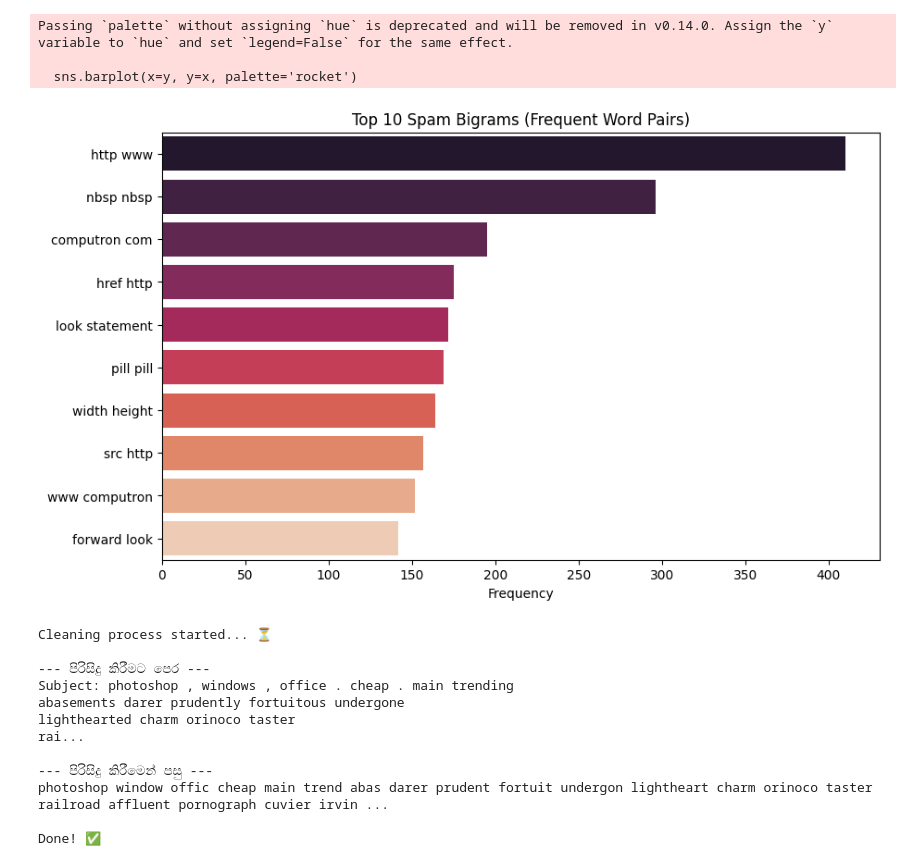
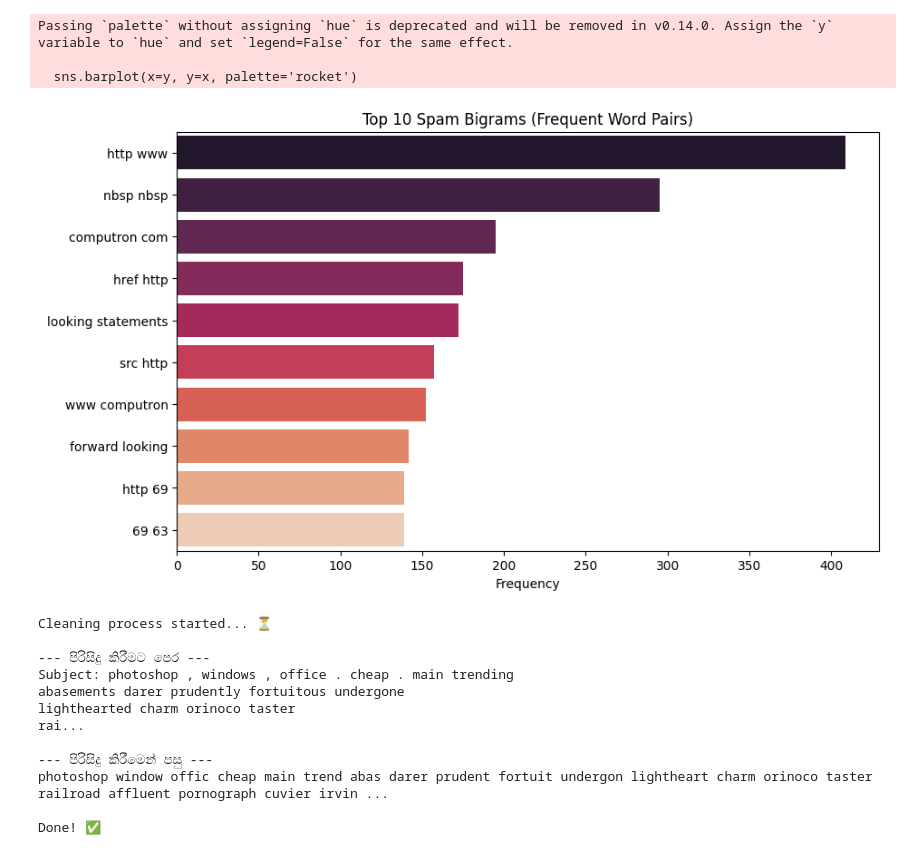
Before and after one commit to Dev-Kavindu/Syntecxhub_Spam_Detection, a Jupyter notebook: Spam_Mails_Project.ipynb, the cells around one changed output. Drawn from its saved outputs; the diff is of its cells as text; code cells hidden in the pictures.

```diff
--- a/Spam_Mails_Project.ipynb
+++ b/Spam_Mails_Project.ipynb
@@ -74,11 +93,23 @@ memory usage: 121.3+ KB
 None
 # %%
 from wordcloud import WordCloud
+import pandas as pd
+import seaborn as sns
 
 # 1. Spam මැසේජ් වල වැඩිපුරම තියෙන වචන බලමු (Word Cloud)
-spam_words = ' '.join(list(df[df['label_num'] == 1]['cleaned_text']))
+if 'df' not in globals():
+    df = pd.read_csv('spam_ham_dataset.csv')
+    if 'Unnamed: 0' in df.columns:
+        df.drop(columns=['Unnamed: 0'], inplace=True)
+
+if 'label_num' not in df.columns and 'label' in df.columns:
+    df['label_num'] = df['label'].map({'ham': 0, 'spam': 1})
+
+text_col = 'cleaned_text' if 'cleaned_text' in df.columns else 'text'
+spam_words = ' '.join(df.loc[df['label_num'] == 1, text_col].astype(str))
 spam_wc = WordCloud(width=600, height=400, background_color='black').generate(spam_words)
 
+import matplotlib.pyplot as plt
 plt.figure(figsize=(10, 6))
 plt.imshow(spam_wc)
 plt.axis('off')
@@ -110,28 +141,35 @@ This will become an error in seaborn v0.14.0; please update your code.
 # %%
 from sklearn.feature_extraction.text import CountVectorizer
 
 def get_top_n_bigrams(corpus, n=None):
     vec = CountVectorizer(ngram_range=(2, 2), stop_words='english').fit(corpus)
     bag_of_words = vec.transform(corpus)
     sum_words = bag_of_words.sum(axis=0)
     words_freq = [(word, sum_words[0, idx]) for word, idx in vec.vocabulary_.items()]
     words_freq = sorted(words_freq, key = lambda x: x[1], reverse=True)
     return words_freq[:n]
 
 # Spam මැසේජ් වල තියෙන වචන දෙකේ ජෝඩු ගමු
-top_bigrams = get_top_n_bigrams(df[df['label_num'] == 1]['cleaned_text'], n=10)
+if 'label_num' not in df.columns and 'label' in df.columns:
+    df['label_num'] = df['label'].map({'ham': 0, 'spam': 1})
+
+col = 'cleaned_text' if 'cleaned_text' in df.columns else text_col
+top_bigrams = get_top_n_bigrams(
+    df.loc[df['label_num'] == 1, col].fillna('').astype(str),
+    n=10
+)
 x, y = map(list, zip(*top_bigrams))
 
 plt.figure(figsize=(10,6))
 sns.barplot(x=y, y=x, palette='rocket')
 plt.title('Top 10 Spam Bigrams (Frequent Word Pairs)')
 plt.xlabel('Frequency')
 plt.show()
 # %% [output]
 Passing `palette` without assigning `hue` is deprecated and will be removed in v0.14.0. Assign the `y` variable to `hue` and set `legend=False` for the same effect.
 
   sns.barplot(x=y, y=x, palette='rocket')
-[figure, old version]
+[figure, new version]
 # %%
 import nltk
 from nltk.corpus import stopwords
```
Also changed, not shown: parts of 5 cells of this notebook, 3 other files.
